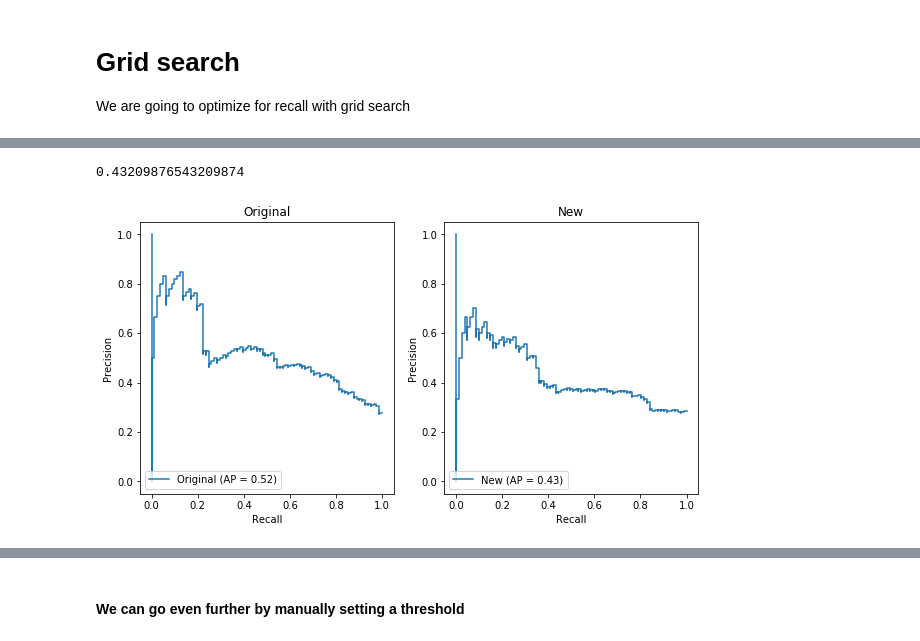
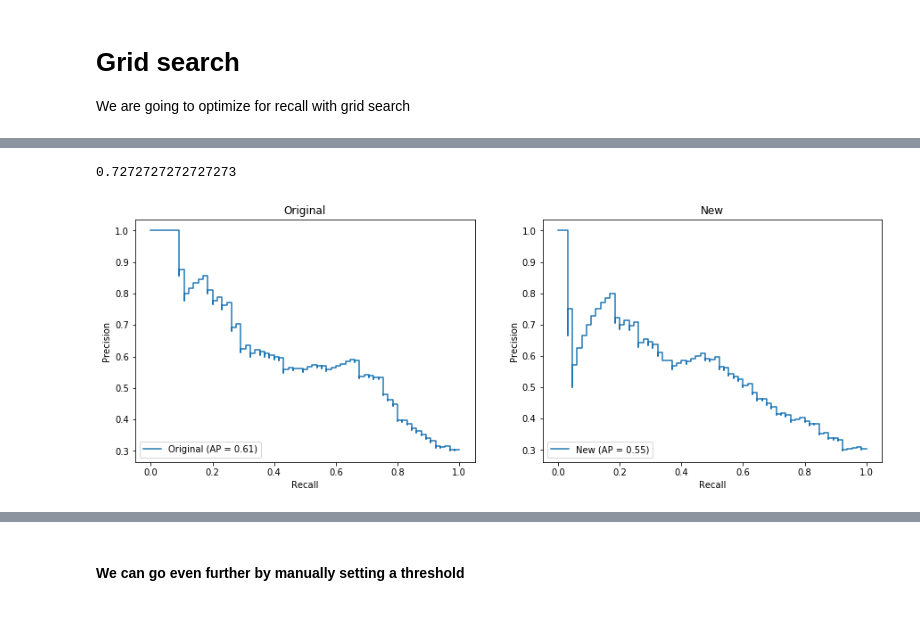
Before and after one commit to kevinhartyanyi/introduction-to-data-science, a Jupyter notebook: assignment/Assignment.ipynb, the cells around one changed output, grey strips where cells are left out. Cells and saved outputs as stored; diff of their text form; code cells hidden in the pictures.

```diff
--- a/assignment/Assignment.ipynb
+++ b/assignment/Assignment.ipynb
@@ -150,6 +145,6 @@ from sklearn.model_selection import train_test_split
 # %%
 X = df_encoded.drop('Y',axis=1)
 y = df_encoded['Y']
-X_train, X_test, y_train, y_test = train_test_split(X, y, test_size=0.3)
+X_train, X_test, y_train, y_test = train_test_split(X, y, test_size=0.22, random_state=0)
 # %%
 from sklearn.svm import SVC
@@ -210,7 +205,7 @@ We are going to optimize for recall with grid search
 # %%
 from sklearn.metrics import precision_recall_curve, PrecisionRecallDisplay
 def plot_compare(new_model, original=model):
-    _, ax = plt.subplots(1,2, figsize=(10,5))
+    _, ax = plt.subplots(1,2, figsize=(15,5))
     plot_precision_recall_curve(original, X_test, y_test, name="Original", ax=ax[0]);
     ax[0].set_title("Original")
     plot_precision_recall_curve(new_model, X_test, y_test, name="New", ax=ax[1]);
@@ -224,10 +219,10 @@ def conf_matrix(m):
 param_grid = {'C': [0.001,0.01, 0.1, 0.5, 1, 10, 100], 'gamma': ['auto', 'scale']}
 # %%
 from sklearn.metrics import recall_score, make_scorer
-custom_scorer = make_scorer(recall_score, greater_is_better=True,  pos_label=2, average = 'binary')
-n_model = SVC(probability=True)
-random_search = GridSearchCV(n_model, param_grid, n_jobs=-1, verbose = 1, scoring=custom_scorer)
-random_search.fit(X_train, y_train)
+custom_scorer = make_scorer(recall_score,  pos_label=2)
+n_model = SVC(probability=True, random_state=0)
+grid_search = GridSearchCV(n_model, param_grid, n_jobs=-1, verbose = 1, scoring=custom_scorer)
+grid_search.fit(X_train, y_train)
 # %% [output]
 Fitting 5 folds for each of 14 candidates, totalling 70 fits
 [Parallel(n_jobs=-1)]: Using backend LokyBackend with 6 concurrent workers.
@@ -244,8 +235,9 @@ GridSearchCV(estimator=SVC(probability=True), n_jobs=-1,
 # %%
-random_search.score(X_test, y_test)
+best_search_model = grid_search.best_estimator_
+best_search_model.score(X_test, y_test)
 # %% [output]
-0.43209876543209874
+0.7272727272727273
 # %%
-plot_compare(random_search, model)
+plot_compare(best_search_model, model)
 # %% [output]
-[figure, old version]
+[figure, new version]
```
Also changed, not shown: parts of 54 cells of this notebook.
